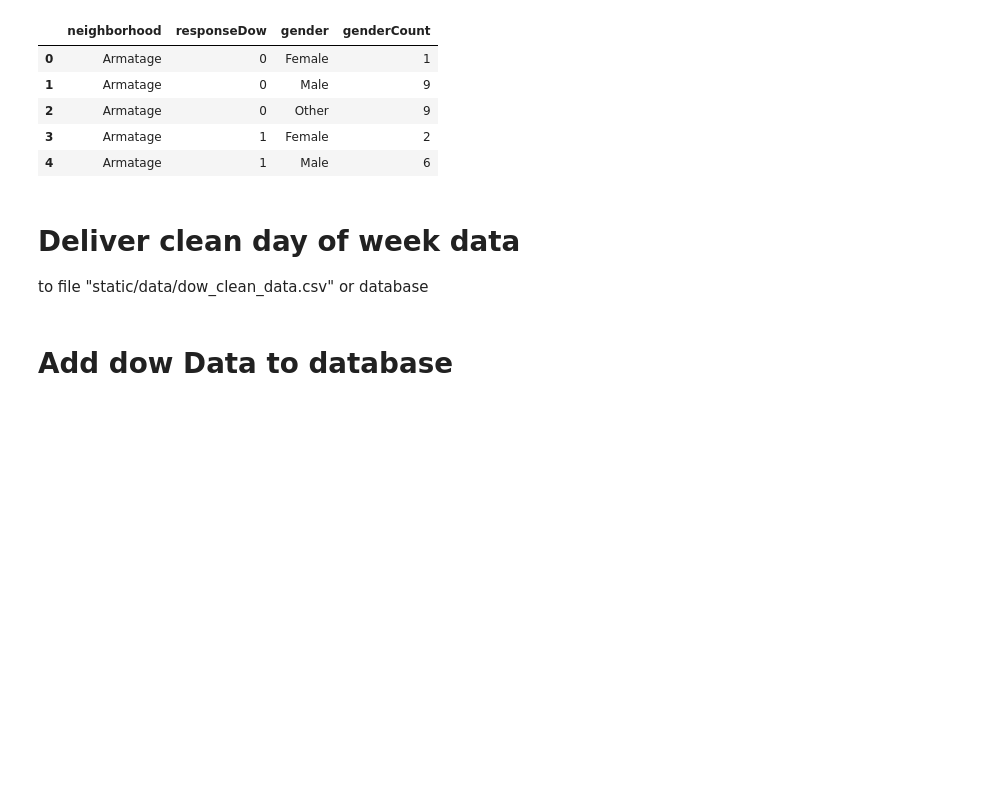
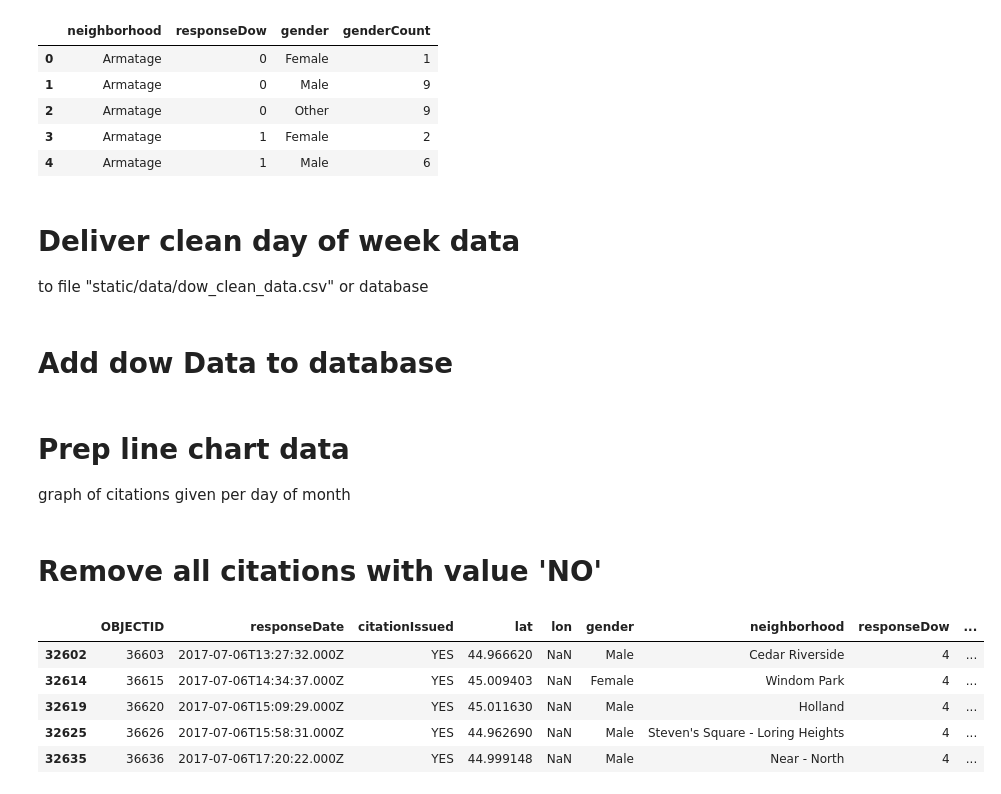
Before and after one commit to mccallkm/Minneapolis-Traffic-Stop-Data-Analysis, a Jupyter notebook: clean_data.ipynb, the cells around one changed output. Cells and saved outputs as stored; diff of their text form; code cells hidden in the pictures; blank space fills up the shorter version.

Commit message:
new end pts and citationData table

```diff
--- a/clean_data.ipynb
+++ b/clean_data.ipynb
@@ -280,3 +291,18 @@ dow_group.to_csv("static/data/clean_dow_data.csv" ,index=False, header=True)
 dow_group.to_sql(dowData.__tablename__, engine, if_exists='replace',chunksize=50)
 
 session.commit()
+# %% [markdown]
+# Prep line chart data
+graph of citations given per day of month
+# %% [markdown]
+# Remove all citations with value 'NO'
+# %%
+line = reduced_df[reduced_df.citationIssued == 'YES']
+line.head()
+# %% [output]
+|  | OBJECTID | responseDate | citationIssued | lat | lon | gender | neighborhood | responseDow | ... |
+| 32602 | 36603 | 2017-07-06T13:27:32.000Z | YES | 44.966620 | NaN | Male | Cedar Riverside | 4 | ... |
+| 32614 | 36615 | 2017-07-06T14:34:37.000Z | YES | 45.009403 | NaN | Female | Windom Park | 4 | ... |
+| 32619 | 36620 | 2017-07-06T15:09:29.000Z | YES | 45.011630 | NaN | Male | Holland | 4 | ... |
+| 32625 | 36626 | 2017-07-06T15:58:31.000Z | YES | 44.962690 | NaN | Male | Steven's Square - Loring Heights | 4 | ... |
+| 32635 | 36636 | 2017-07-06T17:20:22.000Z | YES | 44.999148 | NaN | Male | Near - North | 4 | ... |
```
Also changed, not shown: parts of 10 cells of this notebook, 5 other files.
